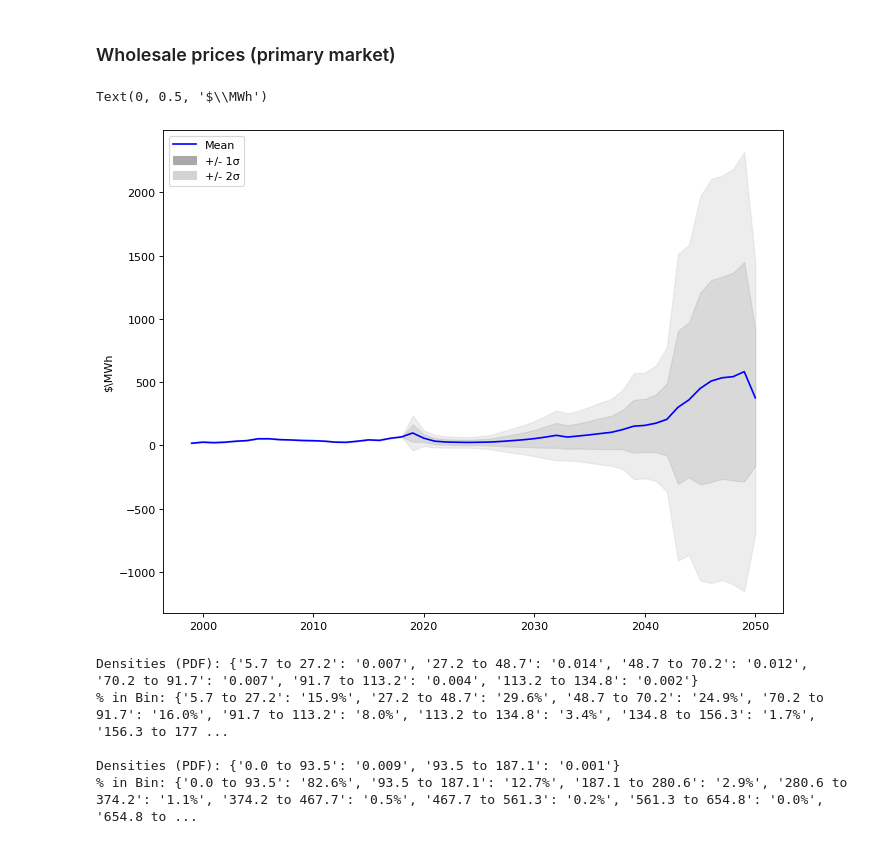
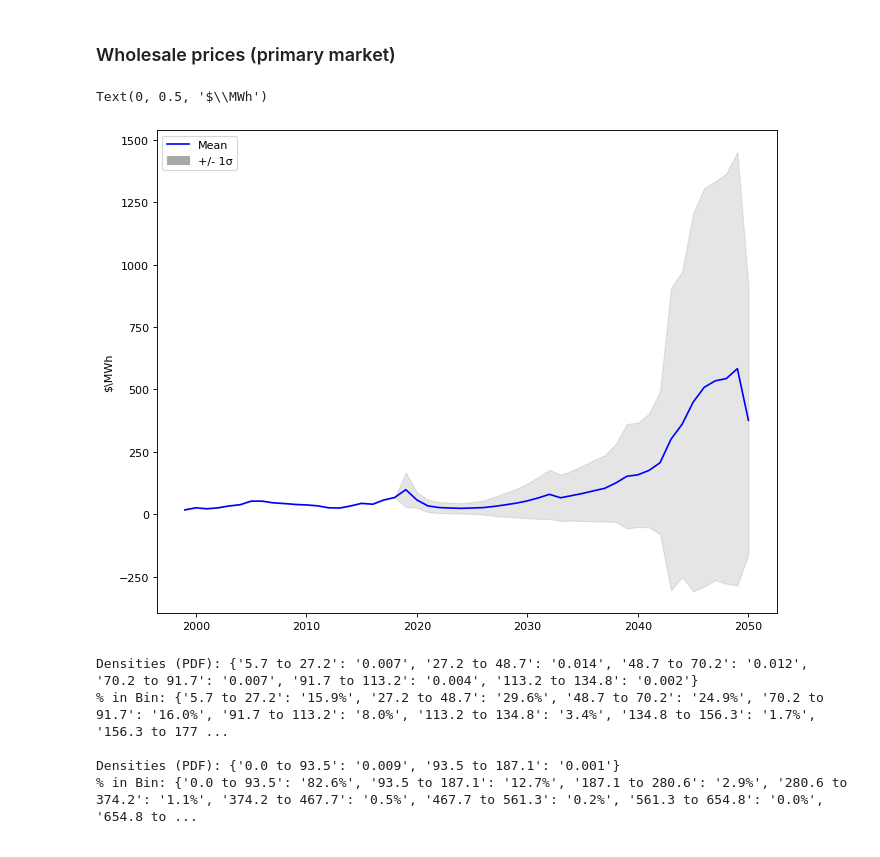
Before and after one commit to gr4sp/simulationEngine, a Jupyter notebook: experiments/notebookGr4sp/Uncertainty Analysis.ipynb, the cells around one changed output. Cells and saved outputs as stored; diff of their text form; code cells hidden in the pictures.

```diff
--- a/experiments/notebookGr4sp/Uncertainty Analysis.ipynb
+++ b/experiments/notebookGr4sp/Uncertainty Analysis.ipynb
@@ -247,36 +247,35 @@ exp = exp.loc[ :, select_uncertainties]
 # %%
 #change fig size
 figure(num=None, figsize=(10, 8), dpi=80, facecolor='w', edgecolor='k')
 
 #compute STD and MEAN
 wholesaleSTD = np.std(outcomes_filtered['wholesalePriceYear'],axis=0)
 wholesale2STD = 2*np.std(outcomes_filtered['wholesalePriceYear'],axis=0)
 
 wholesaleMean = np.mean(outcomes_filtered['wholesalePriceYear'],axis=0)
 wholesaleNominal = outcomes_filtered[ooi][-1]
 
 #PLOT MEAN
 lineMean, = plt.plot(time, wholesaleMean, 'b-', label = 'Mean')
 
 #PLOT STD
-plt.fill_between(x=time, y1=wholesaleMean - wholesaleSTD, y2=wholesaleMean + wholesaleSTD,
-                 color='gray', alpha=0.2)
-plt.fill_between(x=time, y1=wholesaleMean - wholesale2STD, y2=wholesaleMean + wholesale2STD,
-                 color='darkgray', alpha=0.2)
+plt.fill_between(x=time, y1=wholesaleMean - wholesaleSTD, y2=wholesaleMean + wholesaleSTD, color='gray', alpha=0.2)
+#plt.fill_between(x=time, y1=wholesaleMean - wholesale2STD, y2=wholesaleMean + wholesale2STD,color='darkgray', alpha=0.2)
 
 
 
-lightgrey_patch = mpatches.Patch(color='lightgray', label='+/- 2\u03C3')
+#lightgrey_patch = mpatches.Patch(color='lightgray', label='+/- 2\u03C3')
 darkgrey_patch = mpatches.Patch(color='darkgray', label='+/- 1\u03C3')
 
 #PLOT legend, and title
-plt.legend(handles=[lineMean,darkgrey_patch,lightgrey_patch],loc='upper left')
+#plt.legend(handles=[lineMean,darkgrey_patch,lightgrey_patch],loc='upper left')
+plt.legend(handles=[lineMean,darkgrey_patch],loc='upper left')
 plt.ylabel('$\MWh')
 
 #plt.suptitle("{}".format(ooi), fontsize=15)
 # %% [output]
 Text(0, 0.5, '$\\MWh')
-[figure, old version]
+[figure, new version]
 # %%
 from EMAworkbench.ema_workbench.analysis.plotting import multiple_densities, PlotType
 from EMAworkbench.ema_workbench.analysis.plotting_util import Density
```
Also changed, not shown: parts of 3 cells of this notebook, 29 other files.
